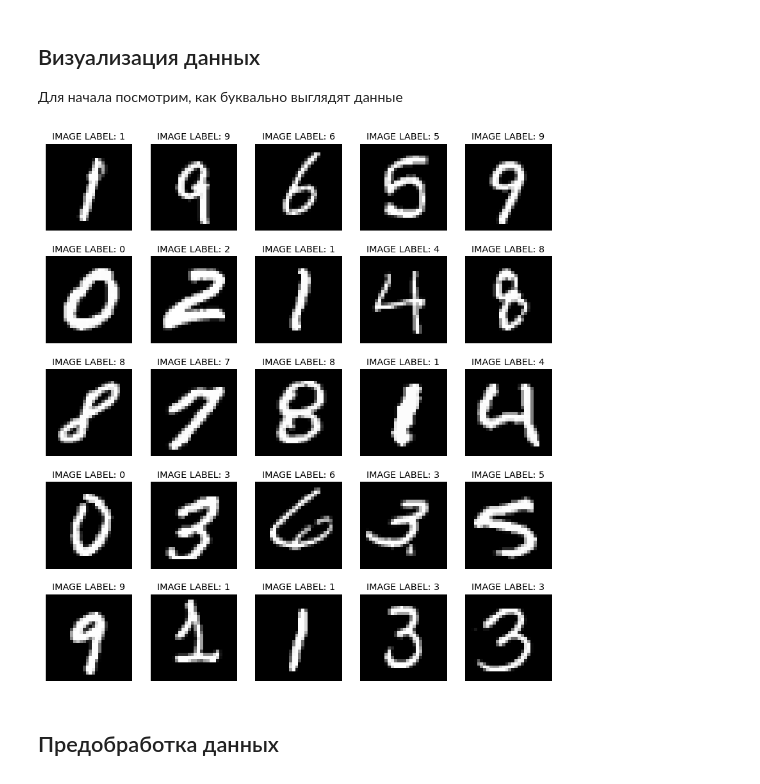
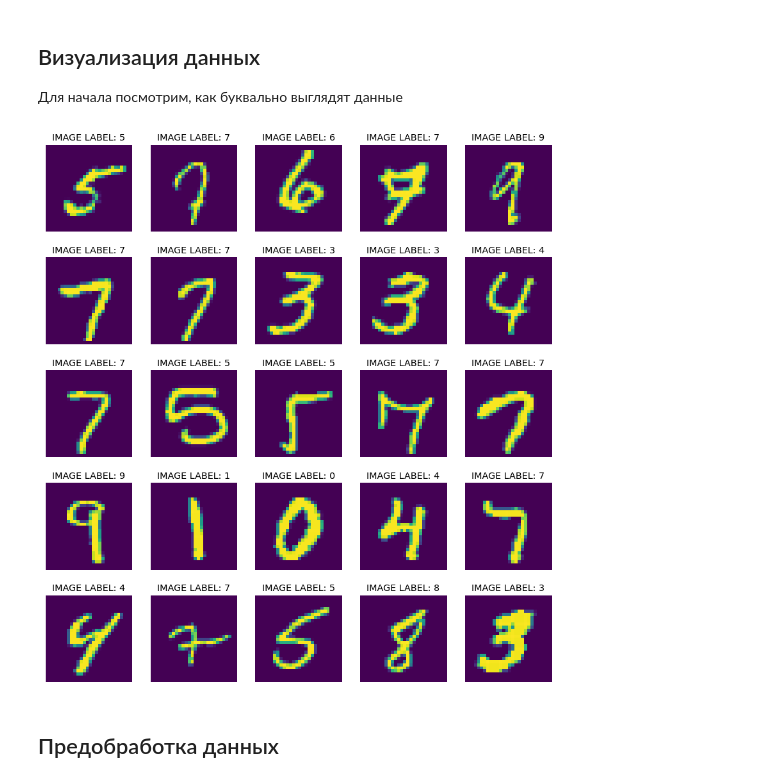
Before and after one commit to kirvlasenkov/technotrack-NN, a Jupyter notebook: task_02/HW02.ipynb, the cells around one changed output. Saved outputs shown, nothing was run; the diff lists cells and outputs as text; code cells hidden in the pictures.

```diff
--- a/task_02/HW02.ipynb
+++ b/task_02/HW02.ipynb
@@ -262,19 +313,19 @@ y_test = mnist['y_test']
 # %%
 NUM = 5
 
 fig, ax = plt.subplots(NUM, NUM, figsize=(10, 10))
 plt.subplots_adjust(left=-0.2, bottom=-0.3)
 
 for i in range(NUM**2):
     rand_num = np.random.randint(0, x_train.shape[0])
 
-    ax[i // NUM, i % NUM].imshow(x_train[rand_num], cmap='gray',)
+    ax[i // NUM, i % NUM].imshow(x_train[rand_num],)
     ax[i // NUM, i % NUM].set_title(f'IMAGE LABEL: {y_train[rand_num]}')
     ax[i // NUM, i % NUM].set_xticks([])
     ax[i // NUM, i % NUM].set_yticks([])
     ax[i // NUM, i % NUM].grid(False)
 # %% [output]
-[figure, old version]
+[figure, new version]
 # %% [markdown]
 ## Предобработка данных
 # %%
```
Also changed, not shown: parts of 65 cells of this notebook.
